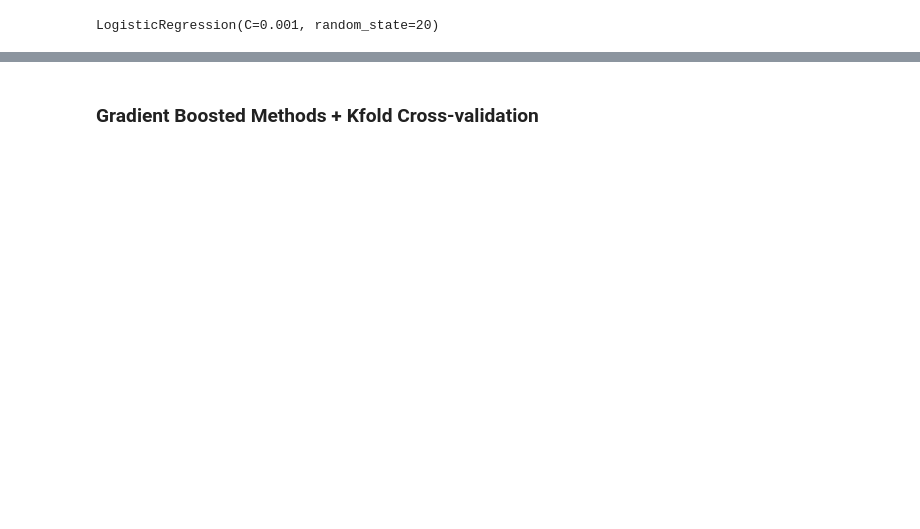
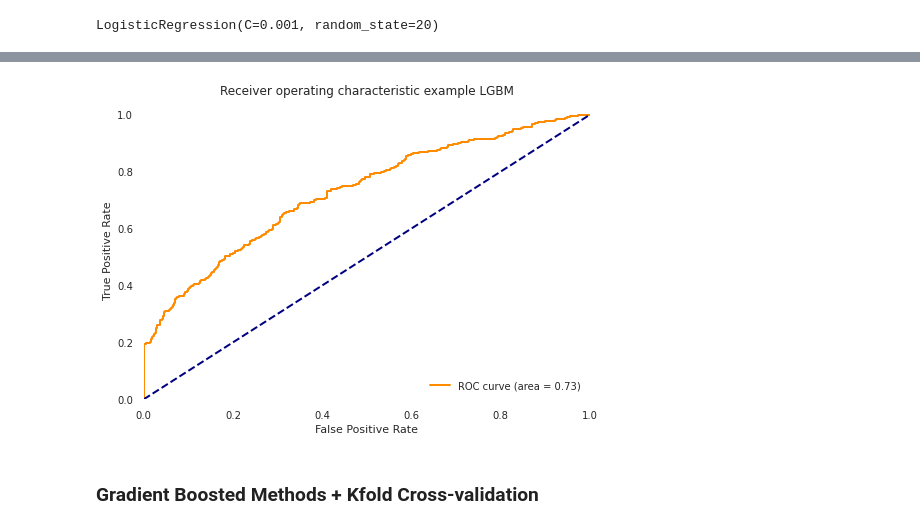
Before and after one commit to ryanrusson/lendingclub, a Jupyter notebook: modeling.ipynb, the cells around one changed output, grey strips where cells are left out. Cells and saved outputs as stored; diff of their text form; code cells hidden in the pictures; blank space fills up the shorter version.

```diff
--- a/modeling.ipynb
+++ b/modeling.ipynb
@@ -334,6 +364,10 @@ weighted avg       0.89      0.89      0.85      2000
 
 Min accuracy to beat for just random guessing in the TEST set:
 0.8665
+# %%
+plot_roc(y_test, ypred, 'LGBM')
+# %% [output]
+[figure, added]
 # %% [markdown]
 ### Gradient Boosted Methods + Kfold Cross-validation
 # %%
```
Also changed, not shown: parts of 15 cells of this notebook, 5 other files.
